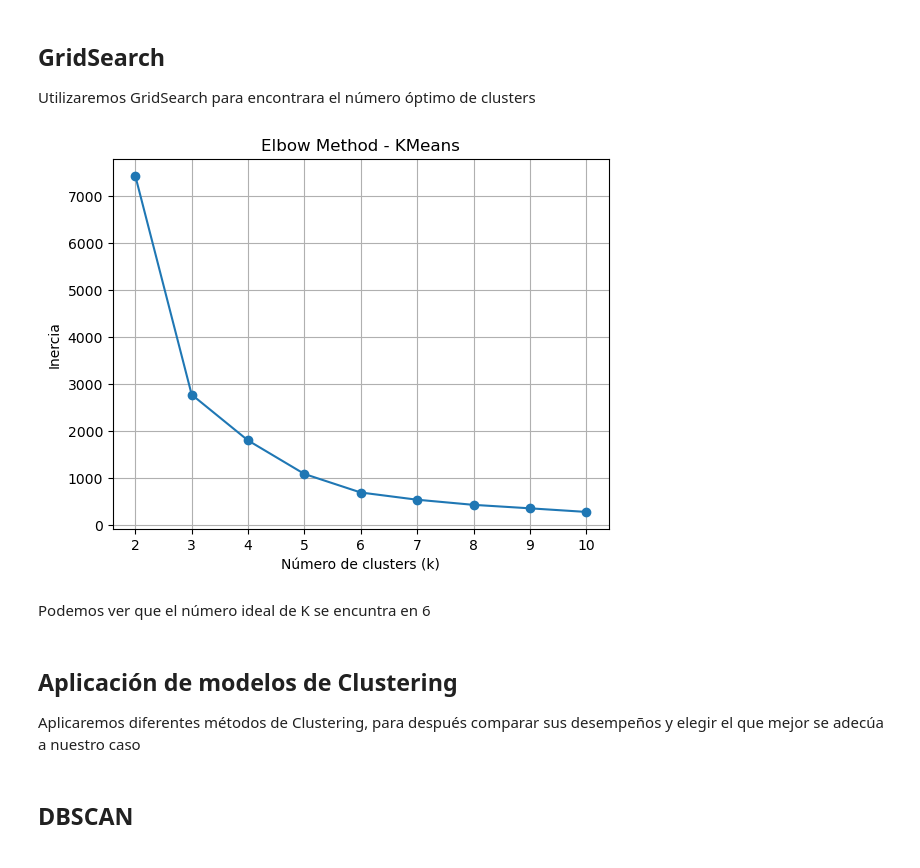
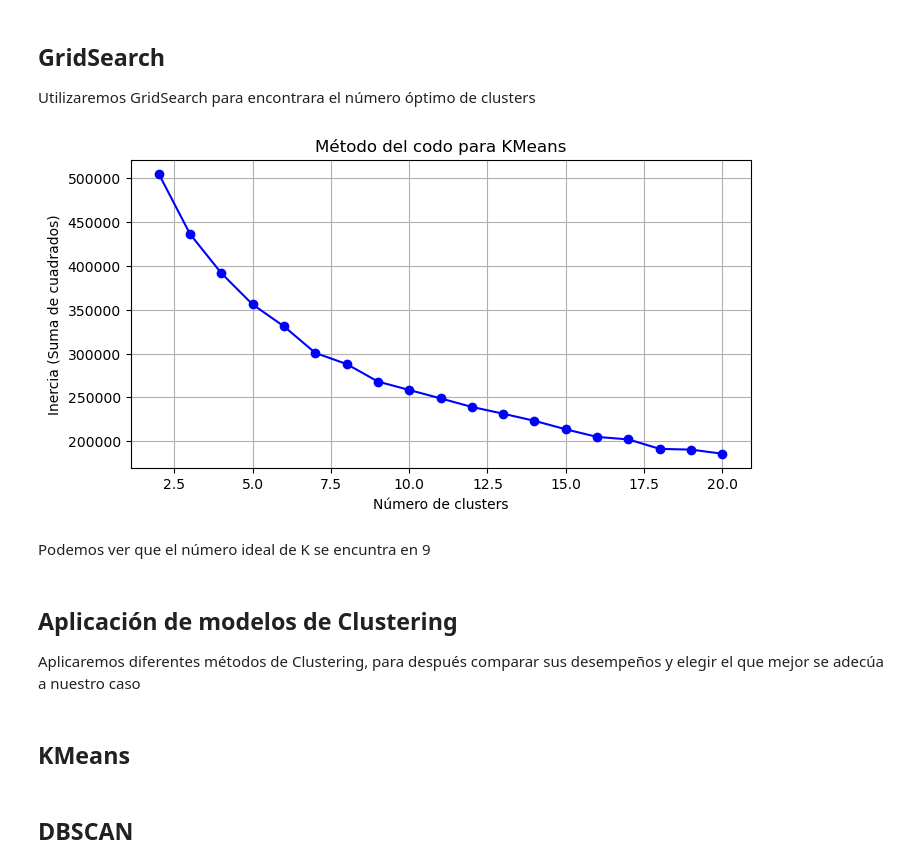
Before and after one commit to manurodrr/Clustera, a Jupyter notebook: ML Models/Clustering.ipynb, the cells around one changed output. Drawn from its saved outputs; the diff is of its cells as text; code cells hidden in the pictures.

Commit message:
Added Clustering & SuprClasf

```diff
--- a/ML Models/Clustering.ipynb
+++ b/ML Models/Clustering.ipynb
@@ -9,6 +9,6 @@ Despues de aplicar técias de Data Governace en etapas anteriores del proyecto,
 # %%
 import pandas as pd
 
-rsv = pd.read_csv('/Users/manuelrodriguez/Documents/Proyectos/ML_Models/Data/rsv_limpio.csv')
+rsv = pd.read_csv('/Users/manuelrodriguez/Documents/Proyectos/Clustera/Data/Reservaciones.csv')
 rsv.info
 # %% [output]
@@ -35,40 +35,46 @@ A pesar de esto, pasaremos el dataframe a través de un nuevo proceso de selecci
 ## Preprocesamiento
 # %%
 import pandas as pd
-from sklearn.preprocessing import StandardScaler
+from sklearn.preprocessing import StandardScaler, OneHotEncoder
+from sklearn.compose import ColumnTransformer
 
-cols_clustering = [
-    'h_num_per', 'h_num_adu', 'h_num_men', 'h_tfa_total', 'moneda_cve'
-]
+
+cols_clustering = ['h_num_per', 'h_num_adu', 'h_num_men', 'h_num_noc', 'ID_Tipo_Habitacion', 'Estado_cve', 'Paquete_nombre']
 
 rsv_clustering = rsv[cols_clustering].copy()
-
 rsv_clustering.dropna(inplace=True)
 
-scaler = StandardScaler()
-X_scaled = scaler.fit_transform(rsv_clustering)
+num_features = ['h_num_per', 'h_num_adu', 'h_num_men', 'h_num_noc']
+cat_features = ['ID_Tipo_Habitacion', 'Estado_cve', 'Paquete_nombre']
+
+preprocessor = ColumnTransformer([
+    ("num", StandardScaler(), num_features),
+    ("cat", OneHotEncoder(sparse_output=False, handle_unknown="ignore"), cat_features)
+])
+
+X_scaled = preprocessor.fit_transform(rsv_clustering)
 # %% [markdown]
 ## GridSearch
 Utilizaremos GridSearch para encontrara el número óptimo de clusters
 # %%
 from sklearn.cluster import KMeans
 import matplotlib.pyplot as plt
 
 inertia = []
-k_range = range(2, 11)
+K_range = range(2, 21)
+for k in K_range:
+    kmeans = KMeans(n_clusters=k, random_state=42)
+    kmeans.fit(X_scaled)
+    inertia.append(kmeans.inertia_)
 
-for k in k_range:
-    km = KMeans(n_clusters=k, random_state=42)
-    km.fit(X_scaled)
-    inertia.append(km.inertia_)
-
-plt.plot(k_range, inertia, marker='o')
-plt.title("Elbow Method - KMeans")
-plt.xlabel("Número de clusters (k)")
-plt.ylabel("Inercia")
+plt.figure(figsize=(8, 4))
+plt.plot(K_range, inertia, 'bo-')
+plt.xlabel('Número de clusters')
+plt.ylabel('Inercia (Suma de cuadrados)')
+plt.title('Método del codo para KMeans')
 plt.grid(True)
 plt.show()
 # %% [output]
-[figure, old version]
+[figure, new version]
 # %% [markdown]
-Podemos ver que el número ideal de K se encuntra en 6
+Podemos ver que el número ideal de K se encuntra en 9
@@ -75,4 +83,6 @@ Podemos ver que el número ideal de K se encuntra en 6
 # %% [markdown]
 ## Aplicación de modelos de Clustering
 Aplicaremos diferentes métodos de Clustering, para después comparar sus desempeños y elegir el que mejor se adecúa a nuestro caso
+# %% [markdown]
+## KMeans
 # %%
```
Also changed, not shown: parts of 18 cells of this notebook, 7 other files.
